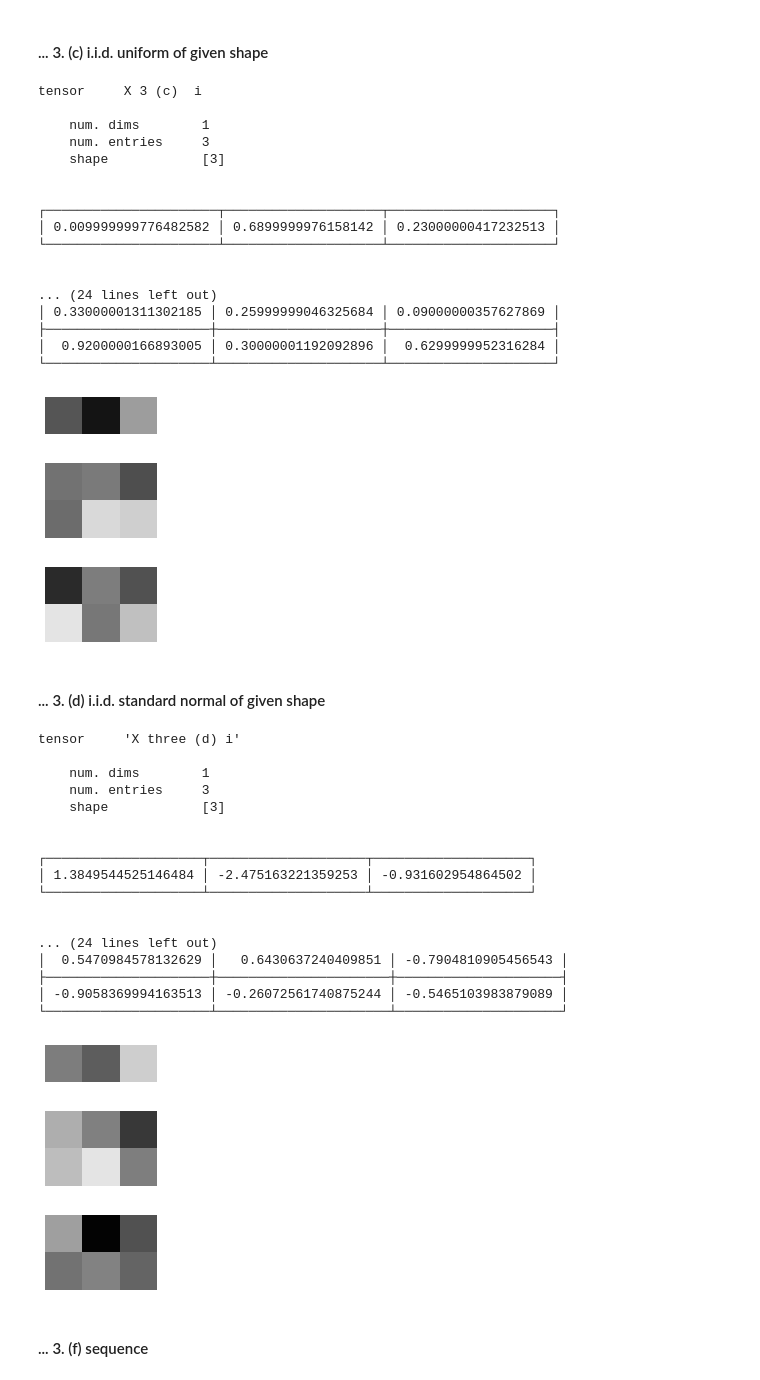
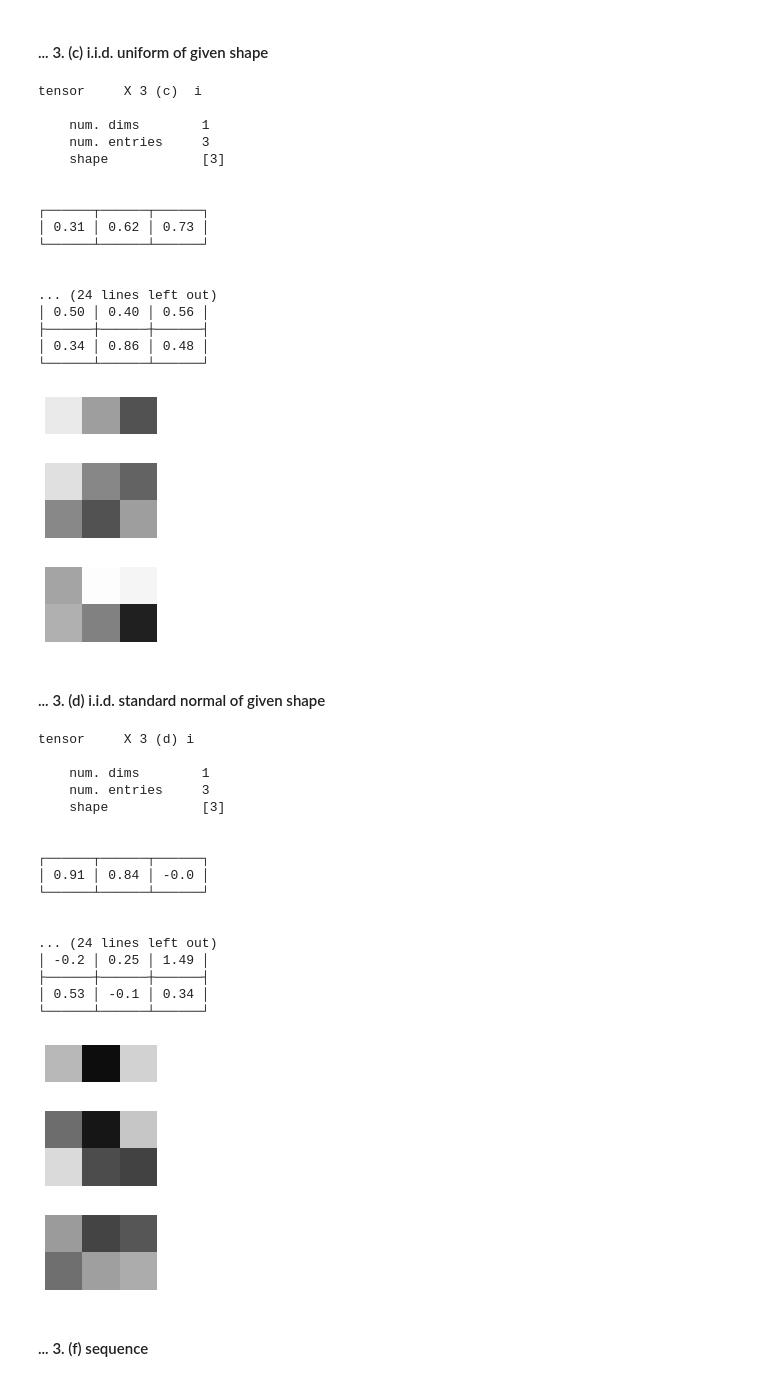
Before and after one commit to the-ninth-wave/geometric-deep-learning, a Jupyter notebook: _notebooks/2021-10-22-GDL2.ipynb, the cells around one changed output. Cells and saved outputs as stored; diff of their text form; code cells hidden in the pictures.

```diff
--- a/_notebooks/2021-10-22-GDL2.ipynb
+++ b/_notebooks/2021-10-22-GDL2.ipynb
@@ -104,13 +104,24 @@ def info(obj, name):
 
     print("\n")
 
-    display_obj_np = np.array( display_obj )
+    display_list = display_obj.tolist()
 
-    display_obj_np = np.around( display_obj_np, 2 )
+    J = len( display_list )
+    K = len( display_list[0])
 
-    display_obj = torch.from_numpy( display_obj_np )
+    outer_list = []
 
-    print( to_text( display_obj.tolist() ) )
+    for j in range(J):
+
+        inner_list = []
+
+        for k in range(K):
+
+            inner_list += [ str( display_list[j][k] )[:4] ]
+
+        outer_list += [ inner_list ]
+
+    print( to_text( outer_list ) )
 
     print("\n\n")
 # %% [markdown]
@@ -349,48 +360,50 @@ tensor     X 3 (c)  i
     shape            [3]
 
 
-┌──────────────────────┬────────────────────┬─────────────────────┐
-│ 0.009999999776482582 │ 0.6899999976158142 │ 0.23000000417232513 │
-└──────────────────────┴────────────────────┴─────────────────────┘
+┌──────┬──────┬──────┐
+│ 0.31 │ 0.62 │ 0.73 │
+└──────┴──────┴──────┘
 
 
 ... (24 lines left out)
-│ 0.33000001311302185 │ 0.25999999046325684 │ 0.09000000357627869 │
-├─────────────────────┼─────────────────────┼─────────────────────┤
-│  0.9200000166893005 │ 0.30000001192092896 │  0.6299999952316284 │
-└─────────────────────┴─────────────────────┴─────────────────────┘
+│ 0.50 │ 0.40 │ 0.56 │
+├──────┼──────┼──────┤
+│ 0.34 │ 0.86 │ 0.48 │
+└──────┴──────┴──────┘
-[figure, old version]
+[figure, new version]
-[figure, old version]
+[figure, new version]
-[figure, old version]
+[figure, new version]
 # %% [markdown]
 #### ... 3. (d) i.i.d. standard normal of given shape
 # %%
+#collapse-hide
+
 for key in shape_dict:
     s = key
     X_3_d = torch.randn(shape_dict[s])
-    info(X_3_d, "'X three (d)'"[:-1] + " " + s + "'" )
+    info(X_3_d, "X 3 (d)" + " " + s )
     viz_tens( 25 * X_3_d )
 # %% [output]
-tensor     'X three (d) i'
+tensor     X 3 (d) i
 
     num. dims        1
     num. entries     3
     shape            [3]
 
 
-┌────────────────────┬────────────────────┬────────────────────┐
-│ 1.3849544525146484 │ -2.475163221359253 │ -0.931602954864502 │
-└────────────────────┴────────────────────┴────────────────────┘
+┌──────┬──────┬──────┐
+│ 0.91 │ 0.84 │ -0.0 │
+└──────┴──────┴──────┘
 
 
 ... (24 lines left out)
-│  0.5470984578132629 │   0.6430637240409851 │ -0.7904810905456543 │
-├─────────────────────┼──────────────────────┼─────────────────────┤
-│ -0.9058369994163513 │ -0.26072561740875244 │ -0.5465103983879089 │
-└─────────────────────┴──────────────────────┴─────────────────────┘
+│ -0.2 │ 0.25 │ 1.49 │
+├──────┼──────┼──────┤
+│ 0.53 │ -0.1 │ 0.34 │
+└──────┴──────┴──────┘
-[figure, old version]
+[figure, new version]
-[figure, old version]
+[figure, new version]
-[figure, old version]
+[figure, new version]
 # %% [markdown]
 #### ... 3. (f) sequence
 # %%
```
Also changed, not shown: parts of 19 cells of this notebook.
